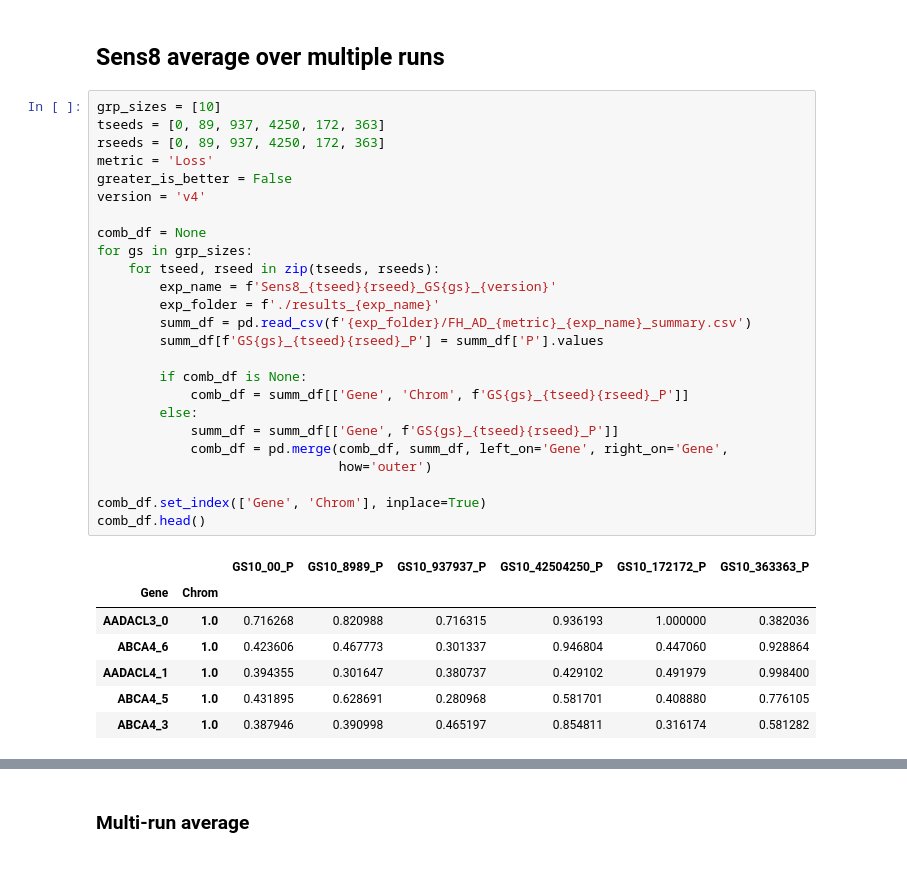
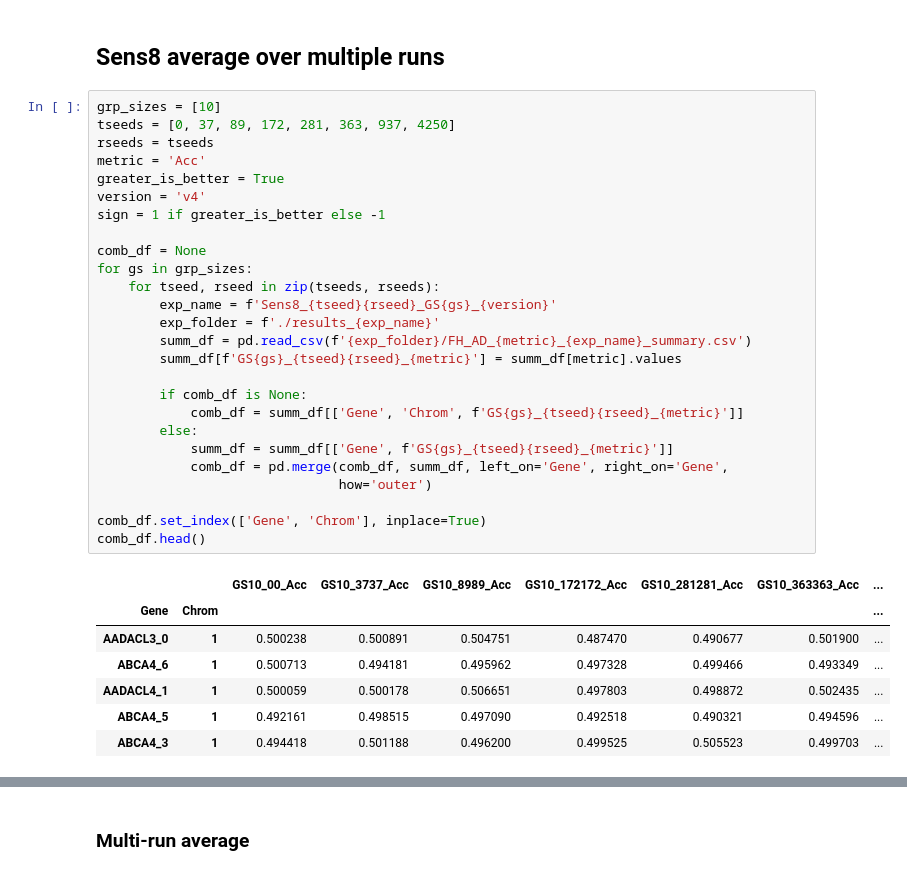
Before and after one commit to titoghose/GWANN, a Jupyter notebook: Code_AD/sensitivity_plots.ipynb, the cells around one changed output, grey strips where cells are left out. Drawn from its saved outputs; the diff is of its cells as text.

```diff
--- a/Code_AD/sensitivity_plots.ipynb
+++ b/Code_AD/sensitivity_plots.ipynb
@@ -921,34 +920,35 @@ with open('./params/reviewer_rerun_Sens8hit_overlap_2runs_.txt', 'w') as f:
 ## Sens8 average over multiple runs
 # %%
 grp_sizes = [10]
-tseeds = [0, 89, 937, 4250, 172, 363]
-rseeds = [0, 89, 937, 4250, 172, 363]
-metric = 'Loss'
-greater_is_better = False
+tseeds = [0, 37, 89, 172, 281, 363, 937, 4250]
+rseeds = tseeds
+metric = 'Acc'
+greater_is_better = True
 version = 'v4'
+sign = 1 if greater_is_better else -1
 
 comb_df = None
 for gs in grp_sizes:
     for tseed, rseed in zip(tseeds, rseeds):
         exp_name = f'Sens8_{tseed}{rseed}_GS{gs}_{version}'
         exp_folder = f'./results_{exp_name}'
         summ_df = pd.read_csv(f'{exp_folder}/FH_AD_{metric}_{exp_name}_summary.csv')
-        summ_df[f'GS{gs}_{tseed}{rseed}_P'] = summ_df['P'].values
+        summ_df[f'GS{gs}_{tseed}{rseed}_{metric}'] = summ_df[metric].values
 
         if comb_df is None:
-            comb_df = summ_df[['Gene', 'Chrom', f'GS{gs}_{tseed}{rseed}_P']]
+            comb_df = summ_df[['Gene', 'Chrom', f'GS{gs}_{tseed}{rseed}_{metric}']]
         else:
-            summ_df = summ_df[['Gene', f'GS{gs}_{tseed}{rseed}_P']]
+            summ_df = summ_df[['Gene', f'GS{gs}_{tseed}{rseed}_{metric}']]
             comb_df = pd.merge(comb_df, summ_df, left_on='Gene', right_on='Gene',
                                how='outer')
 
 comb_df.set_index(['Gene', 'Chrom'], inplace=True)
 comb_df.head()
 # %% [output]
-|  |  | GS10_00_P | GS10_8989_P | GS10_937937_P | GS10_42504250_P | GS10_172172_P | GS10_363363_P |
-| Gene | Chrom |  |  |  |  |  |  |
-| AADACL3_0 | 1.0 | 0.716268 | 0.820988 | 0.716315 | 0.936193 | 1.000000 | 0.382036 |
-| ABCA4_6 | 1.0 | 0.423606 | 0.467773 | 0.301337 | 0.946804 | 0.447060 | 0.928864 |
-| AADACL4_1 | 1.0 | 0.394355 | 0.301647 | 0.380737 | 0.429102 | 0.491979 | 0.998400 |
-| ABCA4_5 | 1.0 | 0.431895 | 0.628691 | 0.280968 | 0.581701 | 0.408880 | 0.776105 |
-| ABCA4_3 | 1.0 | 0.387946 | 0.390998 | 0.465197 | 0.854811 | 0.316174 | 0.581282 |
+|  |  | GS10_00_Acc | GS10_3737_Acc | GS10_8989_Acc | GS10_172172_Acc | GS10_281281_Acc | GS10_363363_Acc | ... |
+| Gene | Chrom |  |  |  |  |  |  | ... |
+| AADACL3_0 | 1 | 0.500238 | 0.500891 | 0.504751 | 0.487470 | 0.490677 | 0.501900 | ... |
+| ABCA4_6 | 1 | 0.500713 | 0.494181 | 0.495962 | 0.497328 | 0.499466 | 0.493349 | ... |
+| AADACL4_1 | 1 | 0.500059 | 0.500178 | 0.506651 | 0.497803 | 0.498872 | 0.502435 | ... |
+| ABCA4_5 | 1 | 0.492161 | 0.498515 | 0.497090 | 0.492518 | 0.490321 | 0.494596 | ... |
+| ABCA4_3 | 1 | 0.494418 | 0.501188 | 0.496200 | 0.499525 | 0.505523 | 0.499703 | ... |
```
Also changed, not shown: parts of 29 cells of this notebook, 7 other files.
